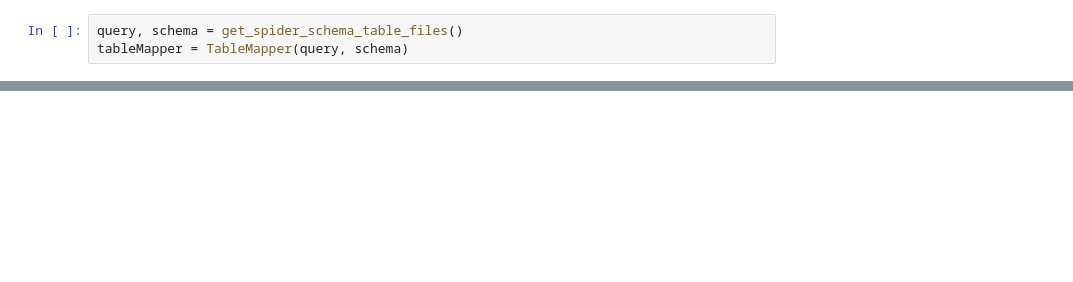
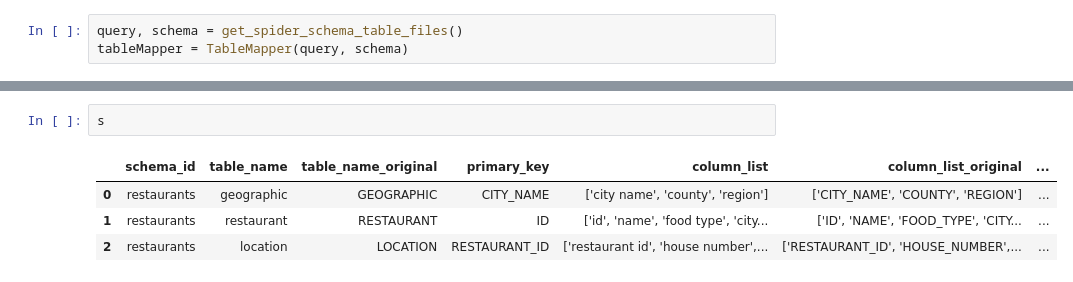
Before and after one commit to jasmeeetSingh/TQL, a Jupyter notebook: queryProcessing/tableMapperRunner.ipynb, the cells around one changed output, grey strips where cells are left out. Cells and saved outputs as stored; diff of their text form; blank space fills up the shorter version.

```diff
--- a/queryProcessing/tableMapperRunner.ipynb
+++ b/queryProcessing/tableMapperRunner.ipynb
@@ -57,0 +305,7 @@ score_df.score.plot()
+# %%
+s
+# %% [output]
+|  | schema_id | table_name | table_name_original | primary_key | column_list | column_list_original | ... |
+| 0 | restaurants | geographic | GEOGRAPHIC | CITY_NAME | ['city name', 'county', 'region'] | ['CITY_NAME', 'COUNTY', 'REGION'] | ... |
+| 1 | restaurants | restaurant | RESTAURANT | ID | ['id', 'name', 'food type', 'city... | ['ID', 'NAME', 'FOOD_TYPE', 'CITY... | ... |
+| 2 | restaurants | location | LOCATION | RESTAURANT_ID | ['restaurant id', 'house number',... | ['RESTAURANT_ID', 'HOUSE_NUMBER',... | ... |
```
Also changed, not shown: parts of 13 cells of this notebook, 27 other files.
